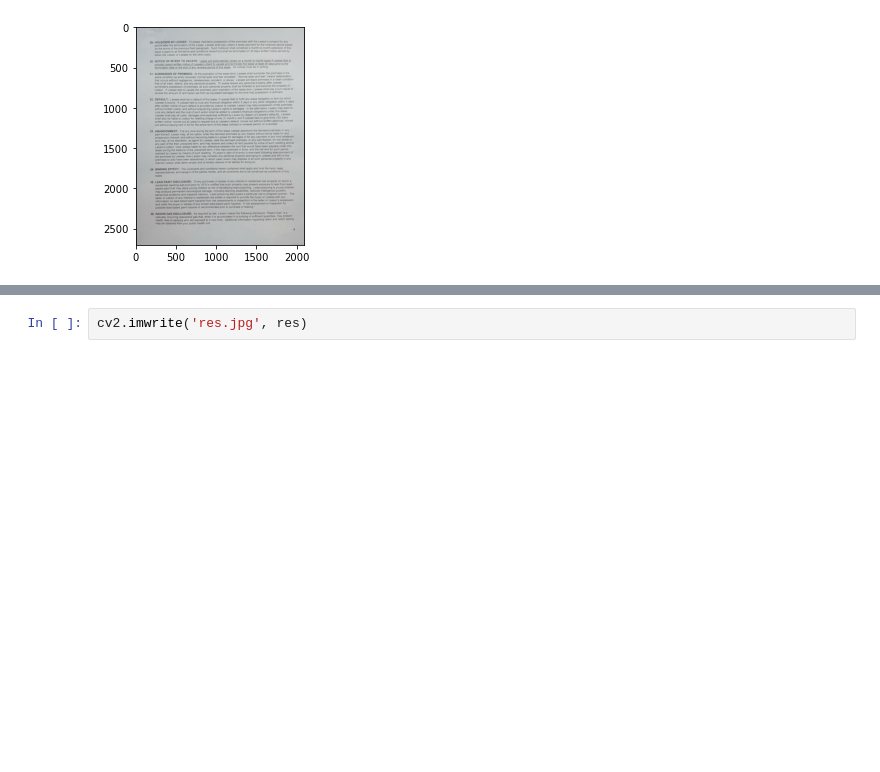
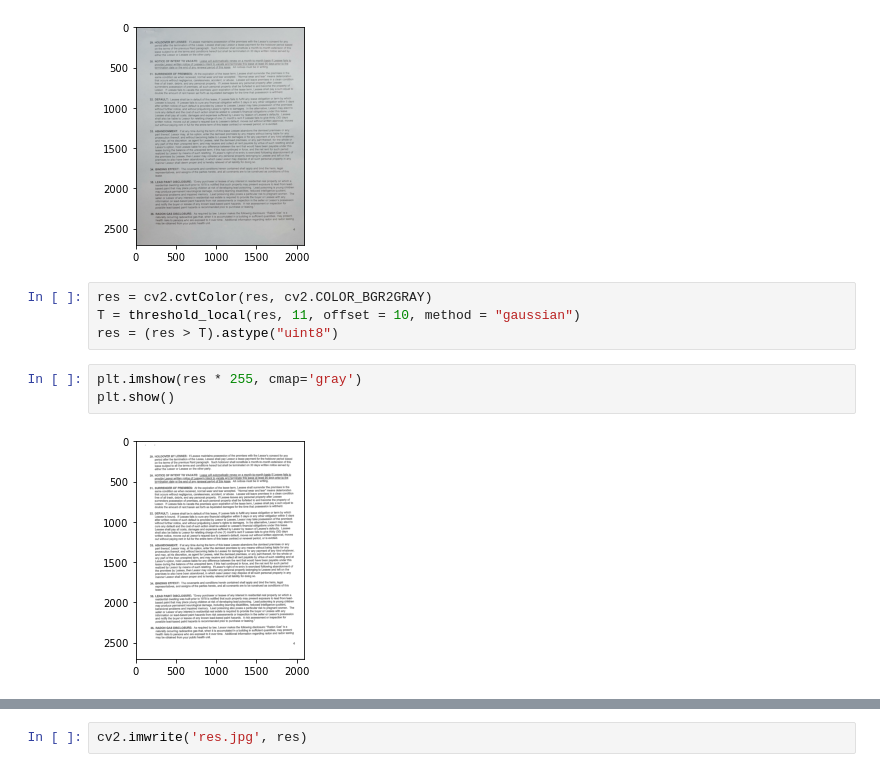
Before and after one commit to IharLobach/docuscan, a Jupyter notebook: scratch.ipynb, the cells around one changed output, grey strips where cells are left out. Cells and saved outputs as stored; diff of their text form; blank space fills up the shorter version.

Commit message:
added threshold (black-and-white output) and margin

```diff
--- a/scratch.ipynb
+++ b/scratch.ipynb
@@ -147,3 +148,12 @@ plt.imshow(res)
 plt.show()
 # %% [output]
 [figure]
+# %%
+res = cv2.cvtColor(res, cv2.COLOR_BGR2GRAY)
+T = threshold_local(res, 11, offset = 10, method = "gaussian")
+res = (res > T).astype("uint8")
+# %%
+plt.imshow(res * 255, cmap='gray')
+plt.show()
+# %% [output]
+[figure, added]
```
Also changed, not shown: parts of 3 cells of this notebook, 4 other files.
